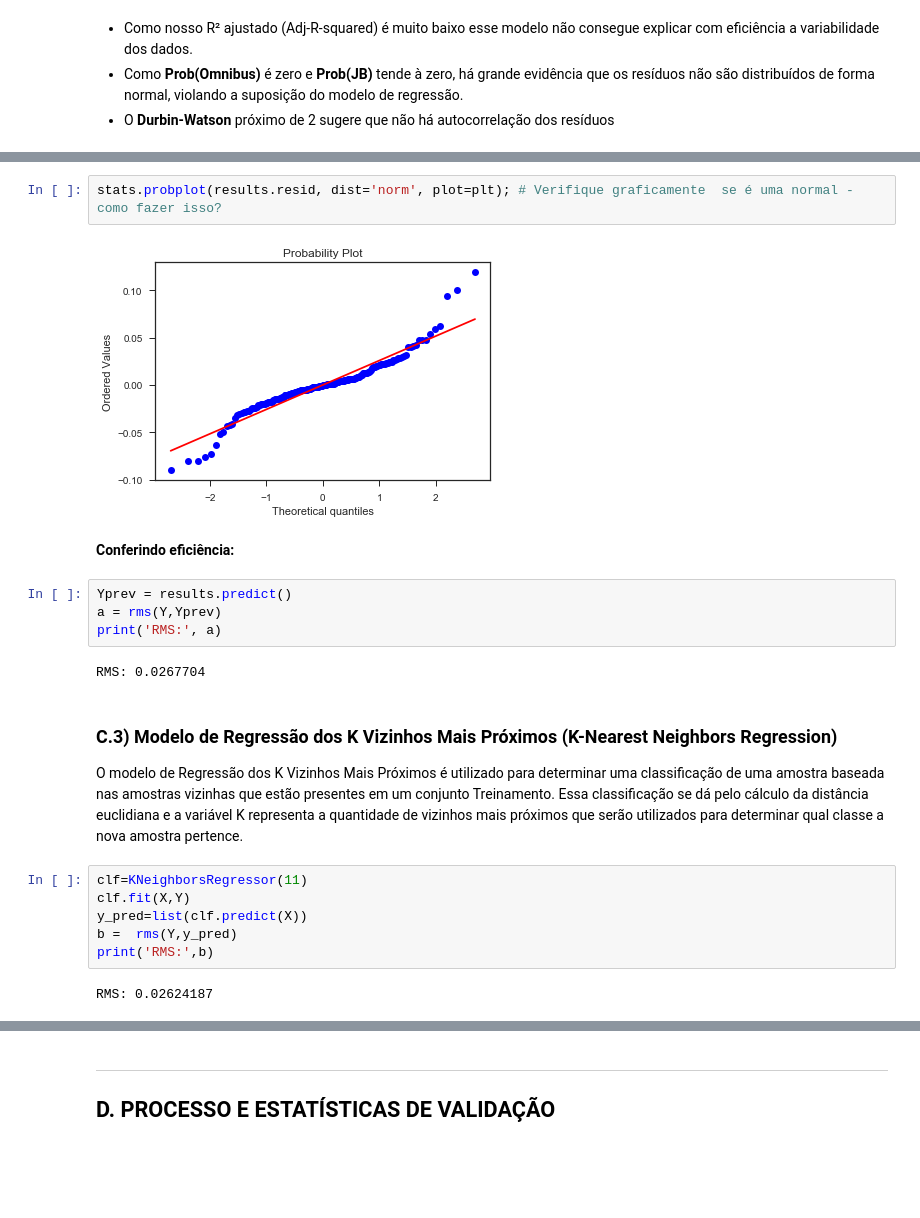
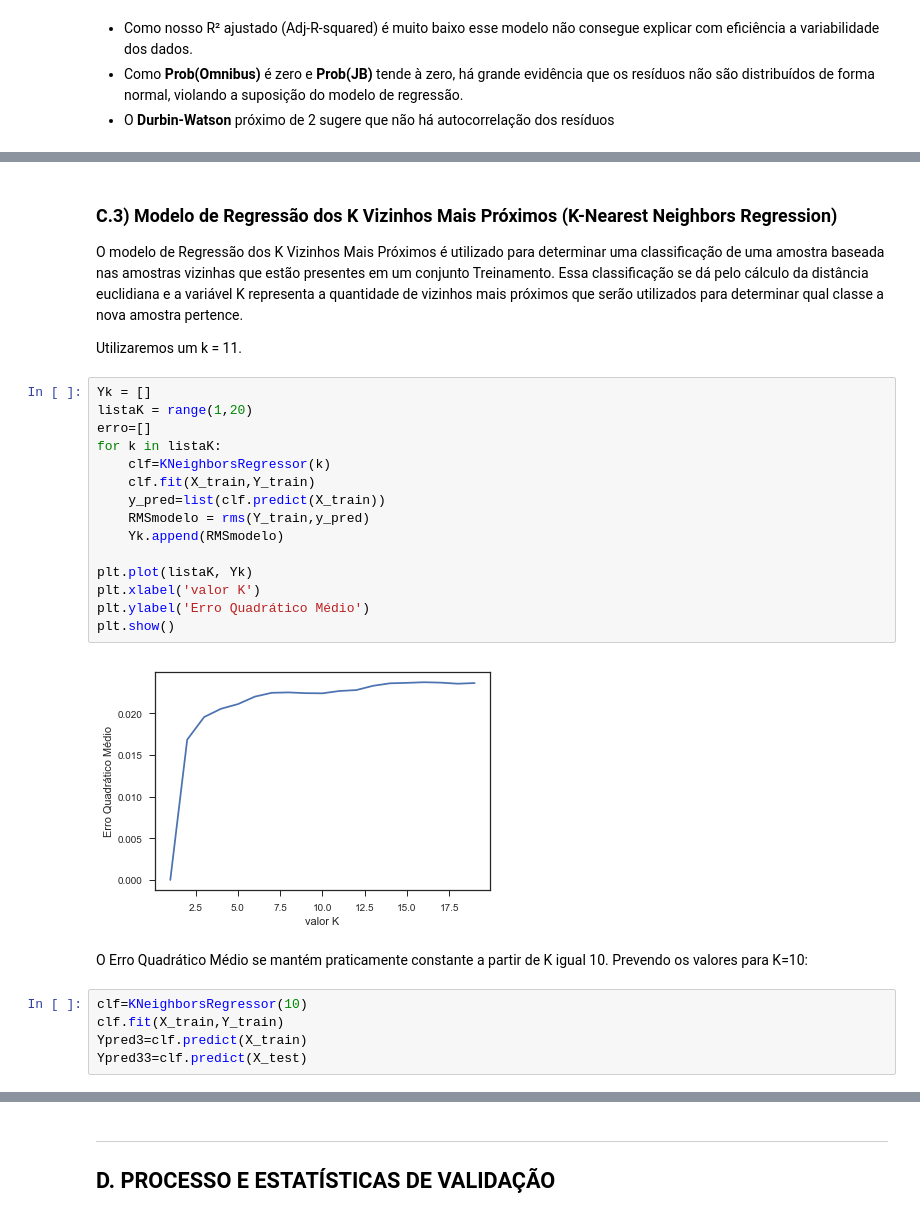
Before and after one commit to gabrielmf1/DP-P3, a Jupyter notebook: Projeto3.ipynb, the cells around one changed output, grey strips where cells are left out. Saved outputs shown, nothing was run; the diff lists cells and outputs as text; blank space fills up the shorter version.

```diff
--- a/Projeto3.ipynb
+++ b/Projeto3.ipynb
@@ -478,28 +427,34 @@ __Verificando a normalidade dos resíduos ($e$):__ $e_i=y_i-\hat{y}_i$
-# %%
-stats.probplot(results.resid, dist='norm', plot=plt); # Verifique graficamente  se é uma normal - como fazer isso?
-# %% [output]
-[figure, removed]
-# %% [markdown]
-__Conferindo eficiência:__
-# %%
-Yprev = results.predict()
-a = rms(Y,Yprev)
-print('RMS:', a)
-# %% [output]
-RMS: 0.0267704
 # %% [markdown]
 <a id='itemC3'></a>
 ### C.3) Modelo de Regressão dos K Vizinhos Mais Próximos (K-Nearest Neighbors Regression)
 
 O modelo de Regressão dos K Vizinhos Mais Próximos é utilizado para determinar uma classificação de uma amostra baseada nas amostras vizinhas que estão presentes em um conjunto Treinamento. Essa classificação se dá pelo cálculo da distância euclidiana e a variável K representa a quantidade de vizinhos mais próximos que serão utilizados para determinar qual classe a nova amostra pertence.
+
+Utilizaremos um k = 11.
-# %%
-clf=KNeighborsRegressor(11)
-clf.fit(X,Y)
-y_pred=list(clf.predict(X))
-b =  rms(Y,y_pred)
-print('RMS:',b)
-# %% [output]
-RMS: 0.02624187
+# %%
+Yk = []
+listaK = range(1,20)
+erro=[]
+for k in listaK:
+    clf=KNeighborsRegressor(k)
+    clf.fit(X_train,Y_train)
+    y_pred=list(clf.predict(X_train))
+    RMSmodelo = rms(Y_train,y_pred)
+    Yk.append(RMSmodelo)
+
+plt.plot(listaK, Yk)
+plt.xlabel('valor K')
+plt.ylabel('Erro Quadrático Médio')
+plt.show()
+# %% [output]
+[figure, added]
+# %% [markdown]
+O Erro Quadrático Médio se mantém praticamente constante a partir de K igual 10. Prevendo os valores para K=10:
+# %%
+clf=KNeighborsRegressor(10)
+clf.fit(X_train,Y_train)
+Ypred3=clf.predict(X_train)
+Ypred33=clf.predict(X_test)
 # %% [markdown]
 <a id='itemC4'></a>
 ### C.4) Modelo de Árvores de Regressão (Decision Tree Regression)
```
Also changed, not shown: parts of 38 cells of this notebook.
